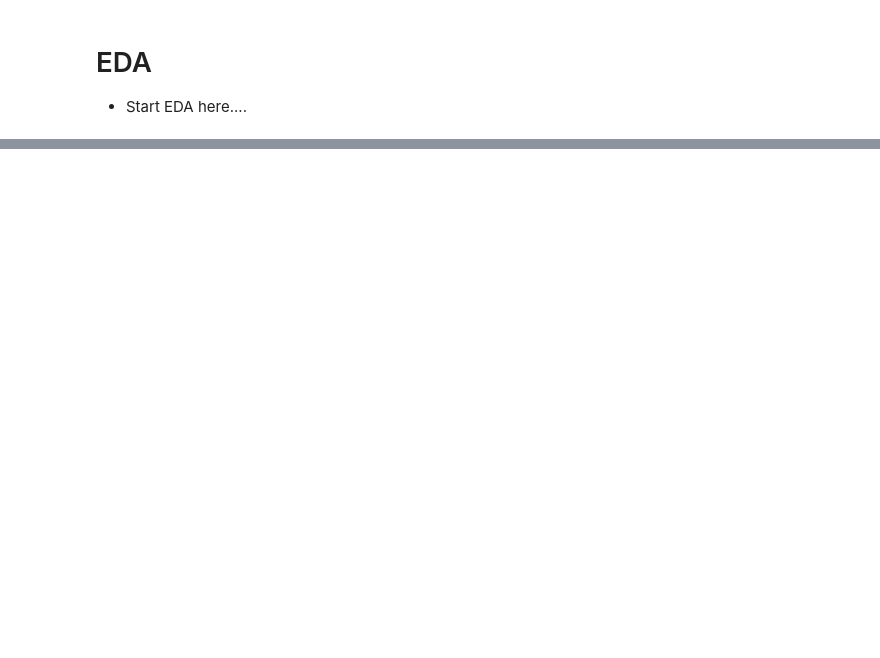
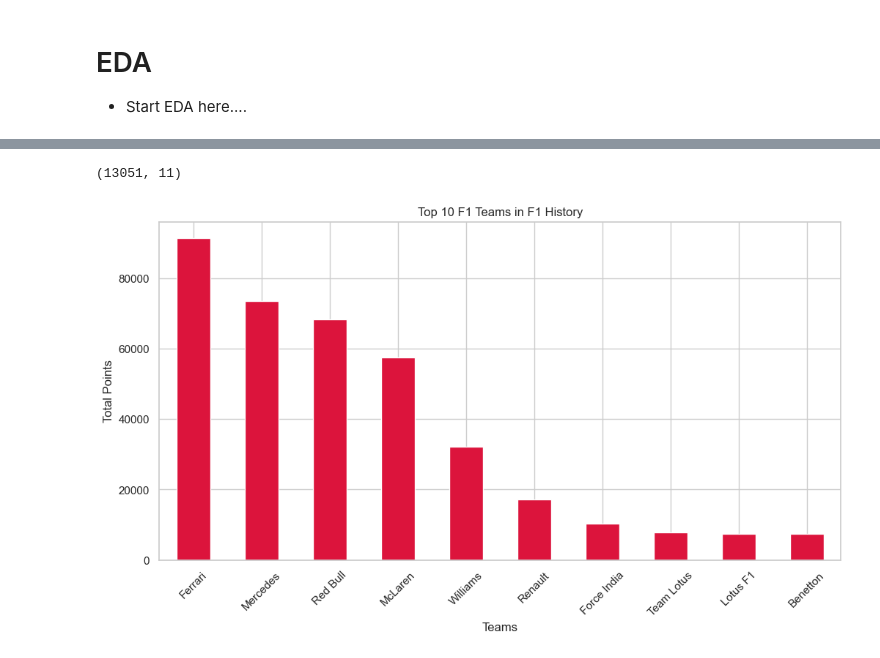
Before and after one commit to bharathmsrk/F1-Prediction, a Jupyter notebook: F1_EDA.ipynb, the cells around one changed output, grey strips where cells are left out. Cells and saved outputs as stored; diff of their text form; code cells hidden in the pictures; blank space fills up the shorter version.

```diff
--- a/F1_EDA.ipynb
+++ b/F1_EDA.ipynb
@@ -15,0 +88,2 @@ root = 'data/'
+# %%
+constructor_standings = pd.read_csv(root+'constructor_standings.csv')
@@ -15,0 +121,2 @@ root = 'data/'
+# %%
+constructors = pd.read_csv(root+'constructors.csv')
@@ -15,0 +152,2 @@ root = 'data/'
+# %%
+constructors_merged = pd.merge(constructor_standings, constructors, on='constructorId')
@@ -15,0 +163,16 @@ root = 'data/'
+# %%
+constructors_merged.shape
+# %% [output]
+(13051, 11)
+# %%
+top = constructors_merged.groupby('name')['points'].sum()
+top = top.sort_values(ascending=False).head(10)
+plt.figure(figsize=(12, 6))
+top.plot(kind='bar', color='crimson')
+plt.xlabel('Teams')
+plt.ylabel('Total Points')
+plt.title('Top 10 F1 Teams in F1 History')
+plt.xticks(rotation=45)
+plt.show()
+# %% [output]
+[figure, added]
```
Also changed, not shown: parts of 41 cells of this notebook.
